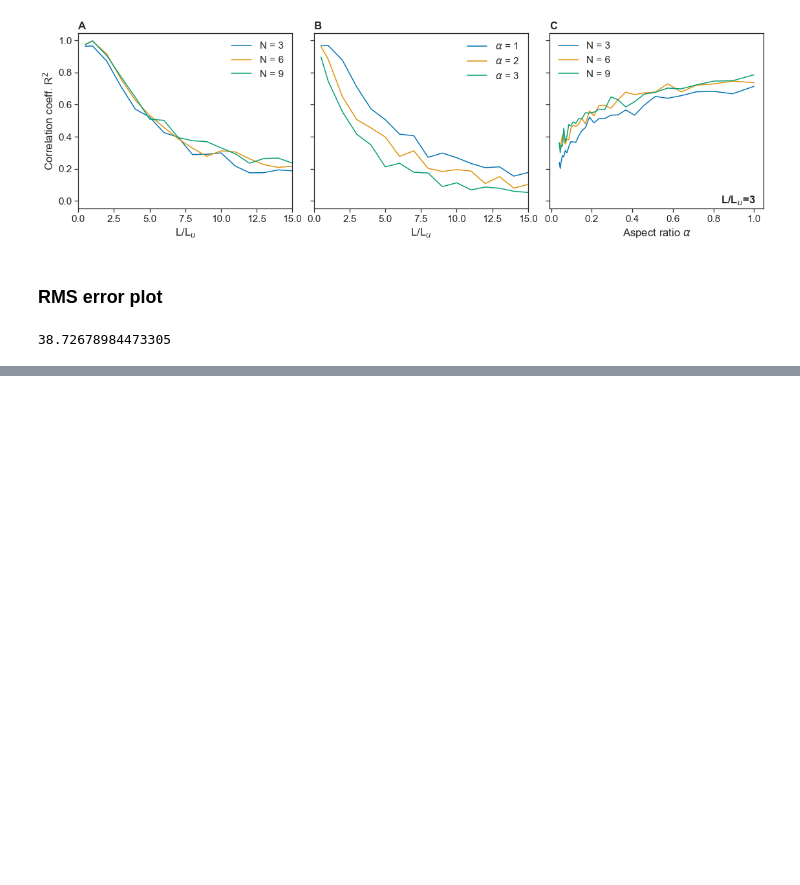
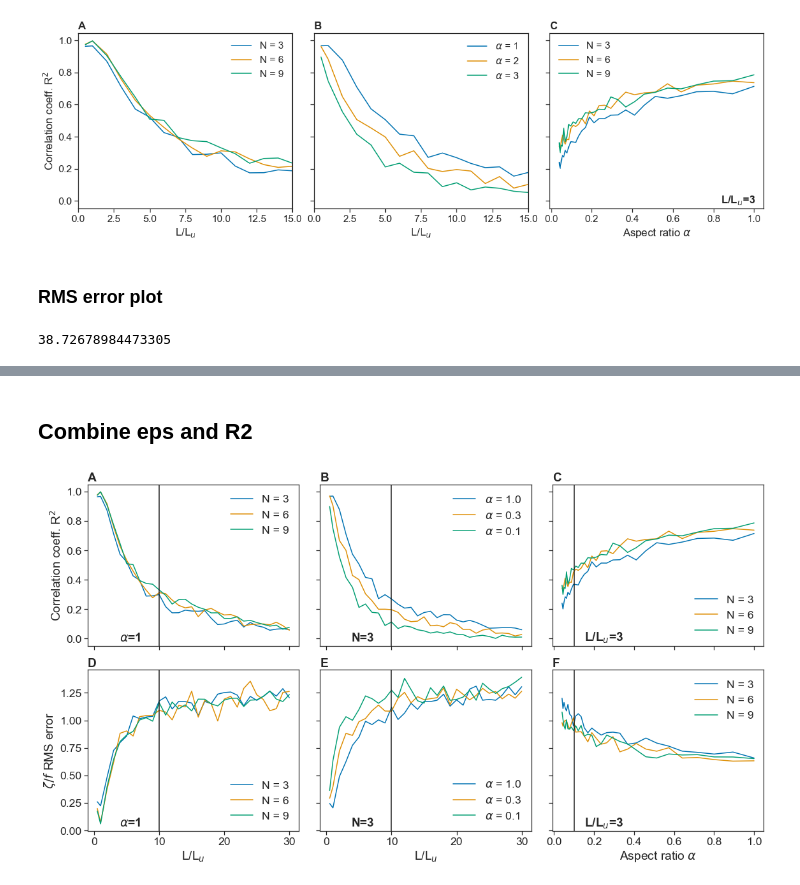
Before and after one commit to sessink/velocity_gradients, a Jupyter notebook: notebooks/ipynb/compute_sensitivity_2d.ipynb, the cells around one changed output, grey strips where cells are left out. Drawn from its saved outputs; the diff is of its cells as text; code cells hidden in the pictures; blank space fills up the shorter version.

```diff
--- a/notebooks/ipynb/compute_sensitivity_2d.ipynb
+++ b/notebooks/ipynb/compute_sensitivity_2d.ipynb
@@ -321,0 +328,75 @@ plt.savefig('../../figures/sensitivity_v2_error.pdf',bb_inches='tight',dpi=600)
+# %% [markdown]
+## Combine eps and R2
+# %%
+sns.set(style='ticks', context='notebook', palette='colorblind',font_scale=1.6)
+
+f, ax = plt.subplots(2,3,figsize=(19,10), sharey='row', sharex='col')
+v = np.linspace(0, 0.4, 11, endpoint=True)
+cmap='viridis'
+
+annot=(0.15,0.03)
+
+# h= ax[0].pcolor(npz['llist'], npz['mlist'], npz['LN'].T, vmin=0, vmax=1, cmap=cmap)
+ax[0,0].plot(npz['llist'], npz['LN'][:,0], label='N = 3')
+ax[0,0].plot(npz['llist'], npz['LN'][:,3], label='N = 6')
+ax[0,0].plot(npz['llist'], npz['LN'][:,6], label='N = 9')
+# plt.colorbar(h, ax=ax[0])
+# ax[0,0].set_xlabel(r'L/L$_u$')
+ax[0,0].set_ylabel(r'Correlation coeff. R$^2$')
+# ax[0,0].set_xlim(0,15)
+ax[0,0].legend()
+ax[0,0].axvline(10, color='k')
+
+
+ax[0,1].plot(npz['llist'], npz['LA'][:,0], label=rf'$\alpha$ = {aspects[0]:2.1f}')
+ax[0,1].plot(npz['llist'], npz['LA'][:,11], label=rf'$\alpha$ = {aspects[11]:2.1f}')
+ax[0,1].plot(npz['llist'], npz['LA'][:,20], label=rf'$\alpha$ = {aspects[20]:2.1f}')
+# ax[0,1].set_xlabel(r'L/L$_u$')
+# ax[0,1].set_xlim(0,15)
+ax[0,1].legend()
+ax[0,1].axvline(10, color='k')
+
+ax[0,2].plot(aspects, npz['NA'][0,:], label='N = 3')
+ax[0,2].plot(aspects, npz['NA'][3,:], label='N = 6')
+ax[0,2].plot(aspects, npz['NA'][6,:], label='N = 9')
+ax[0,2].legend()
+# ax[0,2].set_xlabel(r'Aspect ratio $\alpha$')
+ax[0,2].axvline(0.1, color='k')
+
+ax[0,0].annotate(r'$\alpha$=1',xy=annot,xycoords='axes fraction',weight='bold')
+ax[0,1].annotate('N=3',xy=annot,xycoords='axes fraction',weight='bold')
+ax[0,2].annotate(r'L/L$_u$=3',xy=annot,xycoords='axes fraction',weight='bold')
+
+
+ax[1,0].plot(npz['llist'], eps['LN'][:,0], label='N = 3')
+ax[1,0].plot(npz['llist'], eps['LN'][:,3], label='N = 6')
+ax[1,0].plot(npz['llist'], eps['LN'][:,6], label='N = 9')
+ax[1,0].set_xlabel(r'L/L$_u$')
+ax[1,0].set_ylabel(r'$\zeta/f$ RMS error')
+ax[1,0].legend()
+ax[1,0].axvline(10, color='k')
+
+ax[1,1].plot(npz['llist'], eps['LA'][:,0], label=rf'$\alpha$ = {aspects[0]:2.1f}')
+ax[1,1].plot(npz['llist'], eps['LA'][:,11], label=rf'$\alpha$ = {aspects[11]:2.1f}')
+ax[1,1].plot(npz['llist'], eps['LA'][:,20], label=rf'$\alpha$ = {aspects[20]:2.1f}')
+ax[1,1].set_xlabel(r'L/L$_u$')
+ax[1,1].legend()
+ax[1,1].axvline(10, color='k')
+
+ax[1,2].plot(aspects, eps['NA'][0,:], label='N = 3')
+ax[1,2].plot(aspects, eps['NA'][3,:], label='N = 6')
+ax[1,2].plot(aspects, eps['NA'][6,:], label='N = 9')
+ax[1,2].legend()
+ax[1,2].set_xlabel(r'Aspect ratio $\alpha$')
+ax[1,2].axvline(0.1, color='k')
+
+ax[1,0].annotate(r'$\alpha$=1',xy=annot,xycoords='axes fraction',weight='bold')
+ax[1,1].annotate('N=3',xy=annot,xycoords='axes fraction',weight='bold')
+ax[1,2].annotate(r'L/L$_u$=3',xy=annot,xycoords='axes fraction',weight='bold')
+
+alphabet(ax.flatten())
+plt.subplots_adjust(wspace=0.1, hspace=0.15)
+
+plt.savefig('../../figures/sensitivity_line_plot.pdf',bb_inches='tight',dpi=600)
+# %% [output]
+[figure, added]
```
Also changed, not shown: parts of 5 cells of this notebook, 1 other file.
